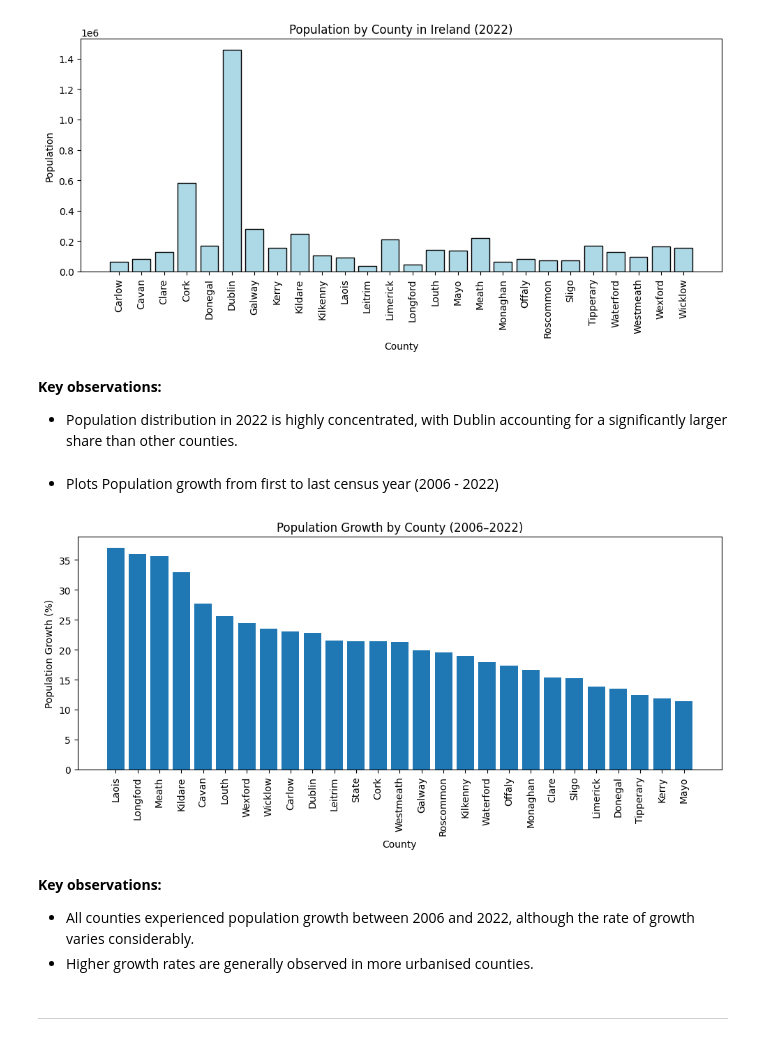
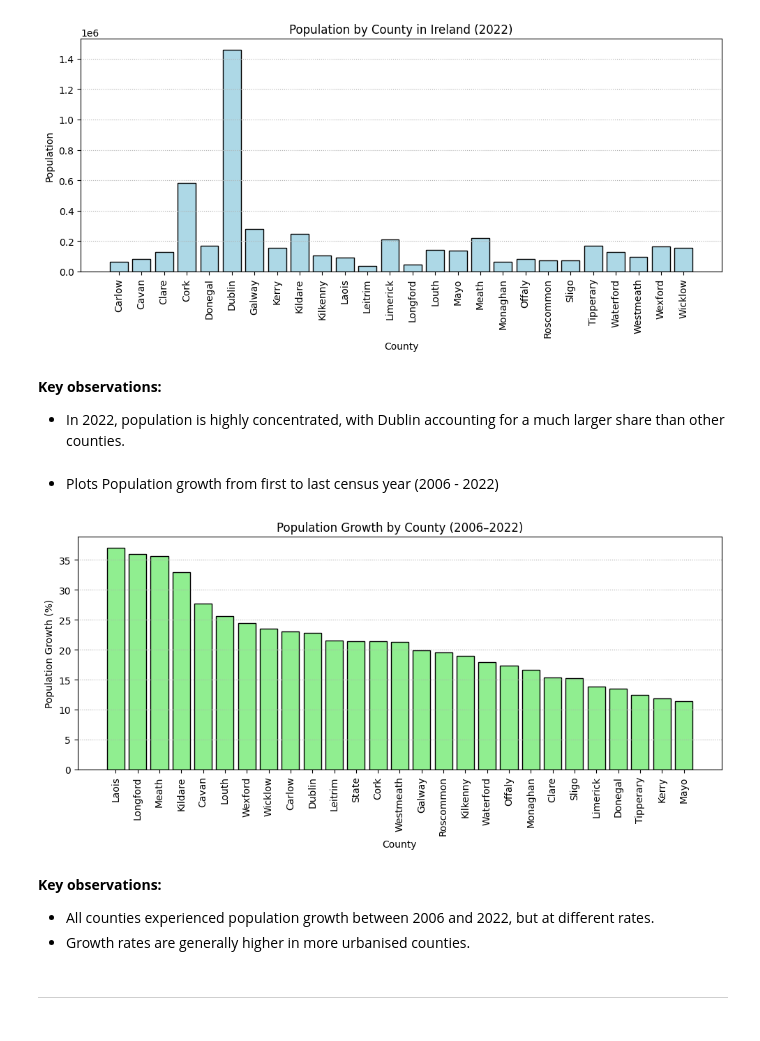
Before and after one commit to elainecazetta/programming-for-data-analytics, a Jupyter notebook: project/census_analysis.ipynb, the cells around one changed output. Saved outputs shown, nothing was run; the diff lists cells and outputs as text; code cells hidden in the pictures.

Commit message:
improve chart visual

```diff
--- a/project/census_analysis.ipynb
+++ b/project/census_analysis.ipynb
@@ -264,33 +267,34 @@ plt.show()
 [figure]
 # %% [markdown]
 **Key observations:**
-- Population distribution in 2022 is highly concentrated, with Dublin accounting for a significantly larger share than other counties.
+- In 2022, population is highly concentrated, with Dublin accounting for a much larger share than other counties.
 # %% [markdown]
 - Plots Population growth from first to last census year (2006 - 2022)
 # %%
 growth_summary = (
     pop_df
     .groupby("County")
     .apply(lambda x: ((x["Population"].iloc[-1] / x["Population"].iloc[0]) - 1) * 100)
     .reset_index(name="Population_Growth_%")
 )
 
 growth_summary = growth_summary.sort_values("Population_Growth_%", ascending=False)
 
 plt.figure(figsize=(10, 5))
-plt.bar(growth_summary["County"], growth_summary["Population_Growth_%"])
+plt.bar(growth_summary["County"], growth_summary["Population_Growth_%"], color='lightgreen', edgecolor='black')
 plt.xticks(rotation=90)
 plt.title("Population Growth by County (2006–2022)")
 plt.xlabel("County")
 plt.ylabel("Population Growth (%)")
+plt.grid(axis='y', linestyle=':')
 plt.tight_layout()
 plt.show()
 # %% [output]
-[figure, old version]
+[figure, new version]
 # %% [markdown]
 **Key observations:**
-- All counties experienced population growth between 2006 and 2022, although the rate of growth varies considerably.
-- Higher growth rates are generally observed in more urbanised counties.
+- All counties experienced population growth between 2006 and 2022, but at different rates.
+- Growth rates are generally higher in more urbanised counties.
 # %% [markdown]
 ---
 # %% [markdown]
```
Also changed, not shown: parts of 3 cells of this notebook.
